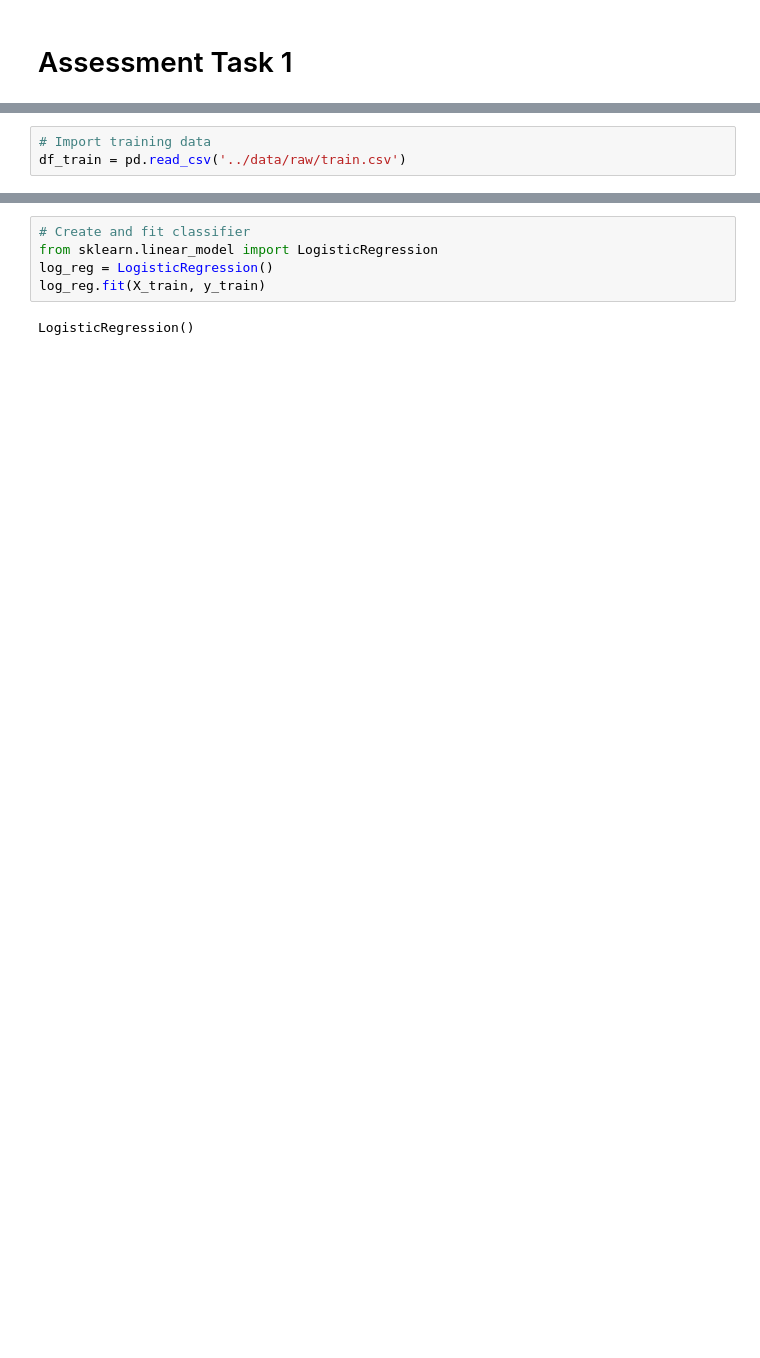
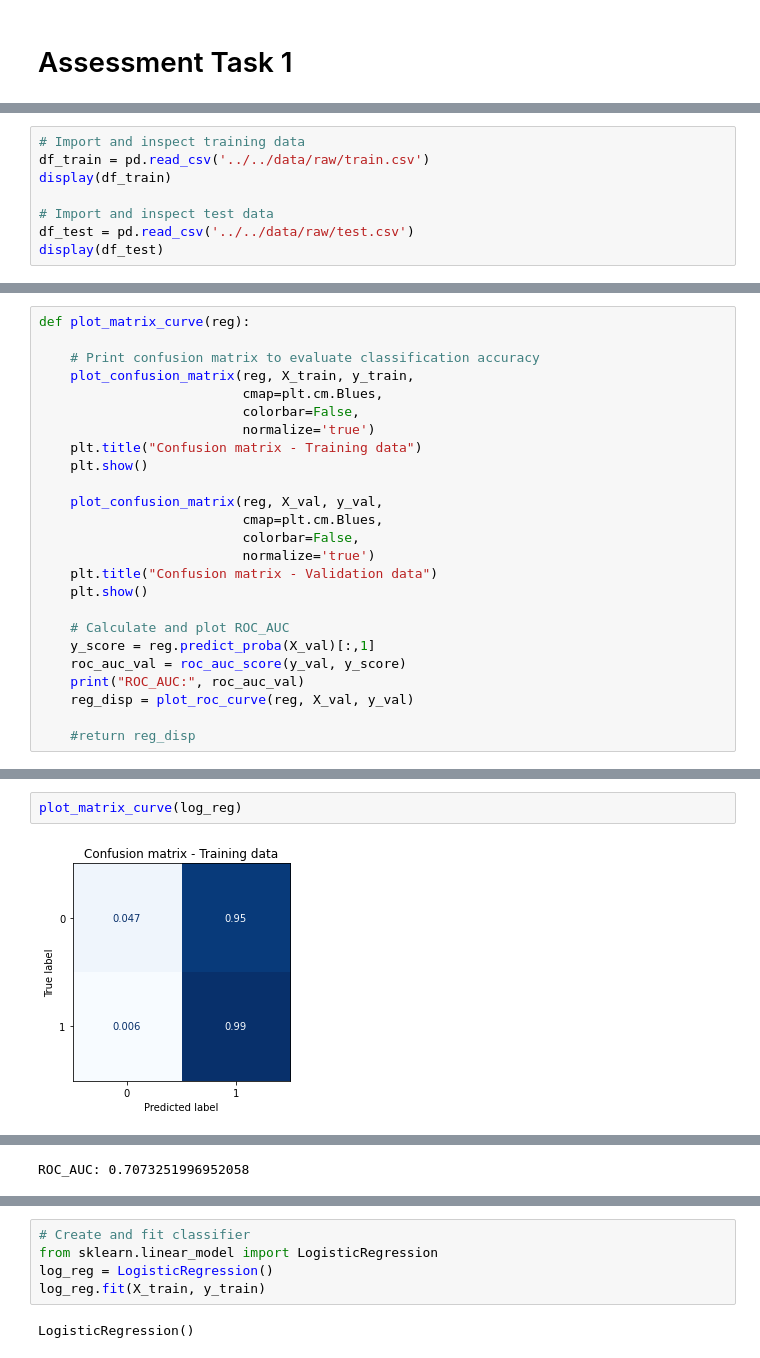
Before and after one commit to chrimaho/MDSI_ADSI_FEB21_AT1, a Jupyter notebook: notebooks/David/adsi_at1_parta.ipynb, the cells around one changed output, grey strips where cells are left out. Cells and saved outputs as stored; diff of their text form; blank space fills up the shorter version.

```diff
--- a/notebooks/David/adsi_at1_parta.ipynb
+++ b/notebooks/David/adsi_at1_parta.ipynb
@@ -2,0 +19,8 @@
+# %%
+# Import and inspect training data
+df_train = pd.read_csv('../../data/raw/train.csv')
+display(df_train)
+
+# Import and inspect test data
+df_test = pd.read_csv('../../data/raw/test.csv')
+display(df_test)
@@ -16,3 +55,0 @@ ModuleNotFoundError: No module named 'pandas'
-# %%
-# Import training data
-df_train = pd.read_csv('../data/raw/train.csv')
@@ -45,0 +99,25 @@ X_train, X_val, y_train, y_val = train_test_split(features, target, test_size=0.
+# %%
+def plot_matrix_curve(reg):
+
+    # Print confusion matrix to evaluate classification accuracy
+    plot_confusion_matrix(reg, X_train, y_train,
+                          cmap=plt.cm.Blues,
+                          colorbar=False,
+                          normalize='true')
+    plt.title("Confusion matrix - Training data")
+    plt.show()
+
+    plot_confusion_matrix(reg, X_val, y_val,
+                          cmap=plt.cm.Blues,
+                          colorbar=False,
+                          normalize='true')
+    plt.title("Confusion matrix - Validation data")
+    plt.show()
+
+    # Calculate and plot ROC_AUC
+    y_score = reg.predict_proba(X_val)[:,1]
+    roc_auc_val = roc_auc_score(y_val, y_score)
+    print("ROC_AUC:", roc_auc_val)
+    reg_disp = plot_roc_curve(reg, X_val, y_val)
+
+    #return reg_disp
@@ -45,0 +226,4 @@ X_train, X_val, y_train, y_val = train_test_split(features, target, test_size=0.
+# %%
+plot_matrix_curve(log_reg)
+# %% [output]
+[figure, added]
@@ -45,0 +231 @@ X_train, X_val, y_train, y_val = train_test_split(features, target, test_size=0.
+ROC_AUC: 0.7073251996952058
```
Also changed, not shown: parts of 72 cells of this notebook, 13 other files.
